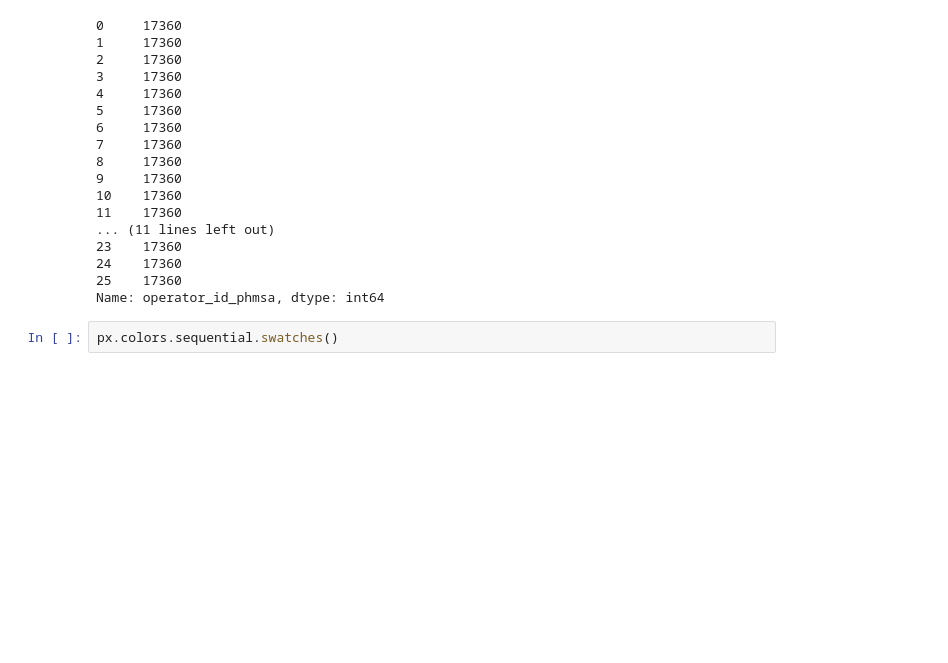
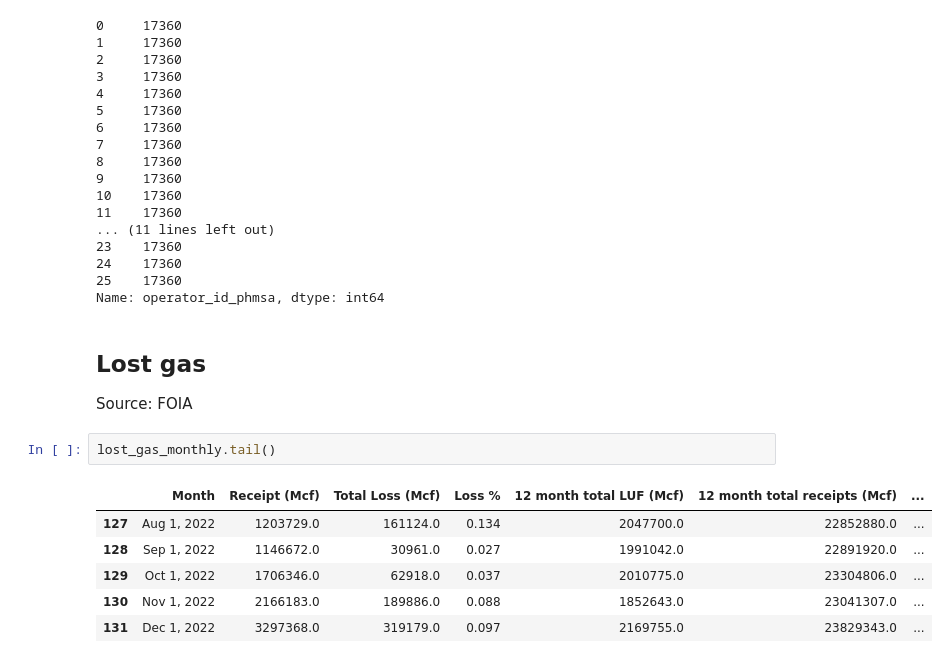
Before and after one commit to electrify-RVA/electrify-rva.github.io, a Jupyter notebook: data-analysis/pipelines.ipynb, the cells around one changed output. Drawn from its saved outputs; the diff is of its cells as text; blank space fills up the shorter version.

```diff
--- a/data-analysis/pipelines.ipynb
+++ b/data-analysis/pipelines.ipynb
@@ -772,5 +784,15 @@ eia_phmsa['operator_id_phmsa']
 24    17360
 25    17360
 Name: operator_id_phmsa, dtype: int64
-# %%
-px.colors.sequential.swatches()
+# %% [markdown]
+## Lost gas
+Source: FOIA
+# %%
+lost_gas_monthly.tail()
+# %% [output]
+|  | Month | Receipt (Mcf) | Total Loss (Mcf) | Loss % | 12 month total LUF (Mcf) | 12 month total receipts (Mcf) | ... |
+| 127 | Aug 1, 2022 | 1203729.0 | 161124.0 | 0.134 | 2047700.0 | 22852880.0 | ... |
+| 128 | Sep 1, 2022 | 1146672.0 | 30961.0 | 0.027 | 1991042.0 | 22891920.0 | ... |
+| 129 | Oct 1, 2022 | 1706346.0 | 62918.0 | 0.037 | 2010775.0 | 23304806.0 | ... |
+| 130 | Nov 1, 2022 | 2166183.0 | 189886.0 | 0.088 | 1852643.0 | 23041307.0 | ... |
+| 131 | Dec 1, 2022 | 3297368.0 | 319179.0 | 0.097 | 2169755.0 | 23829343.0 | ... |
```
Also changed, not shown: parts of 6 cells of this notebook, 2 other files.
